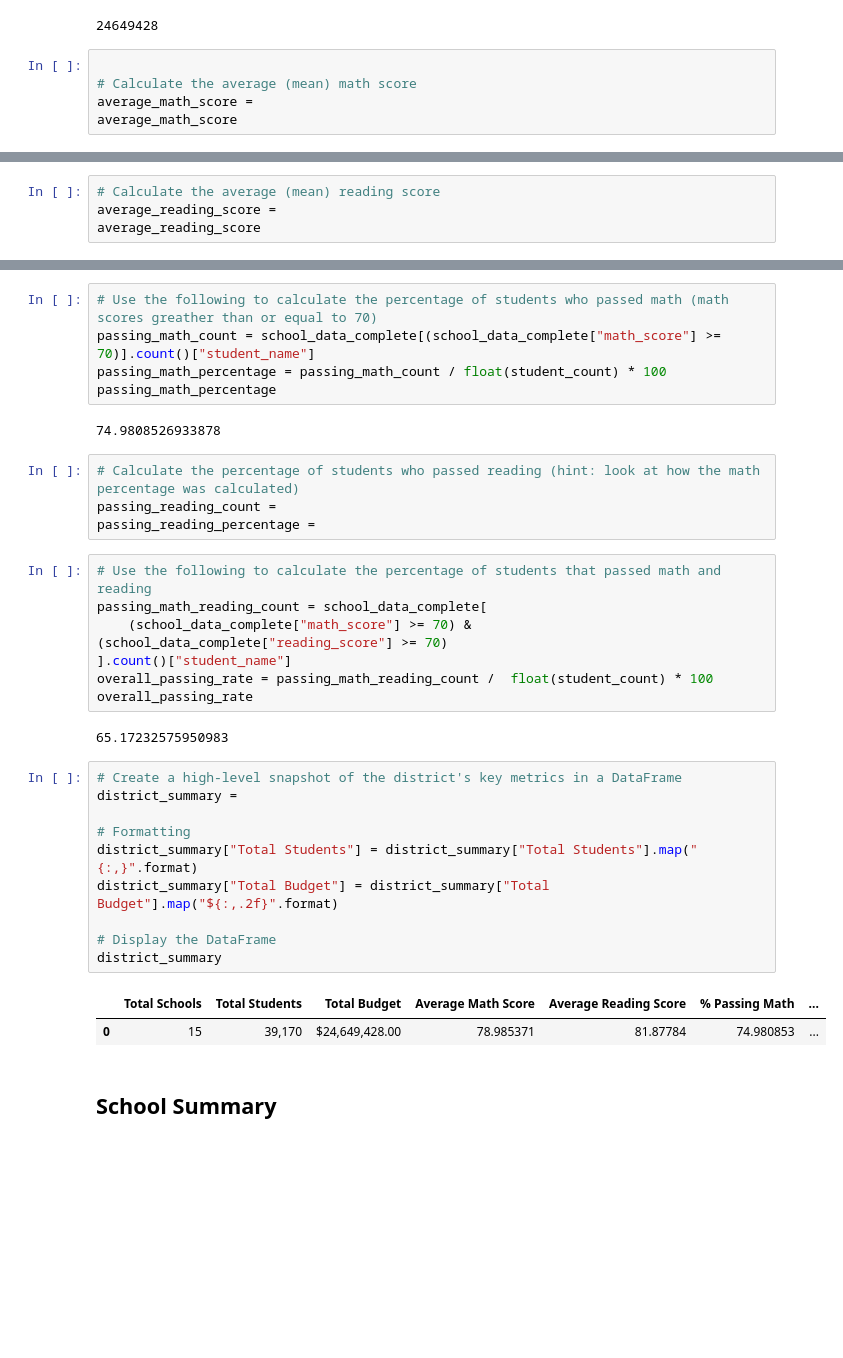
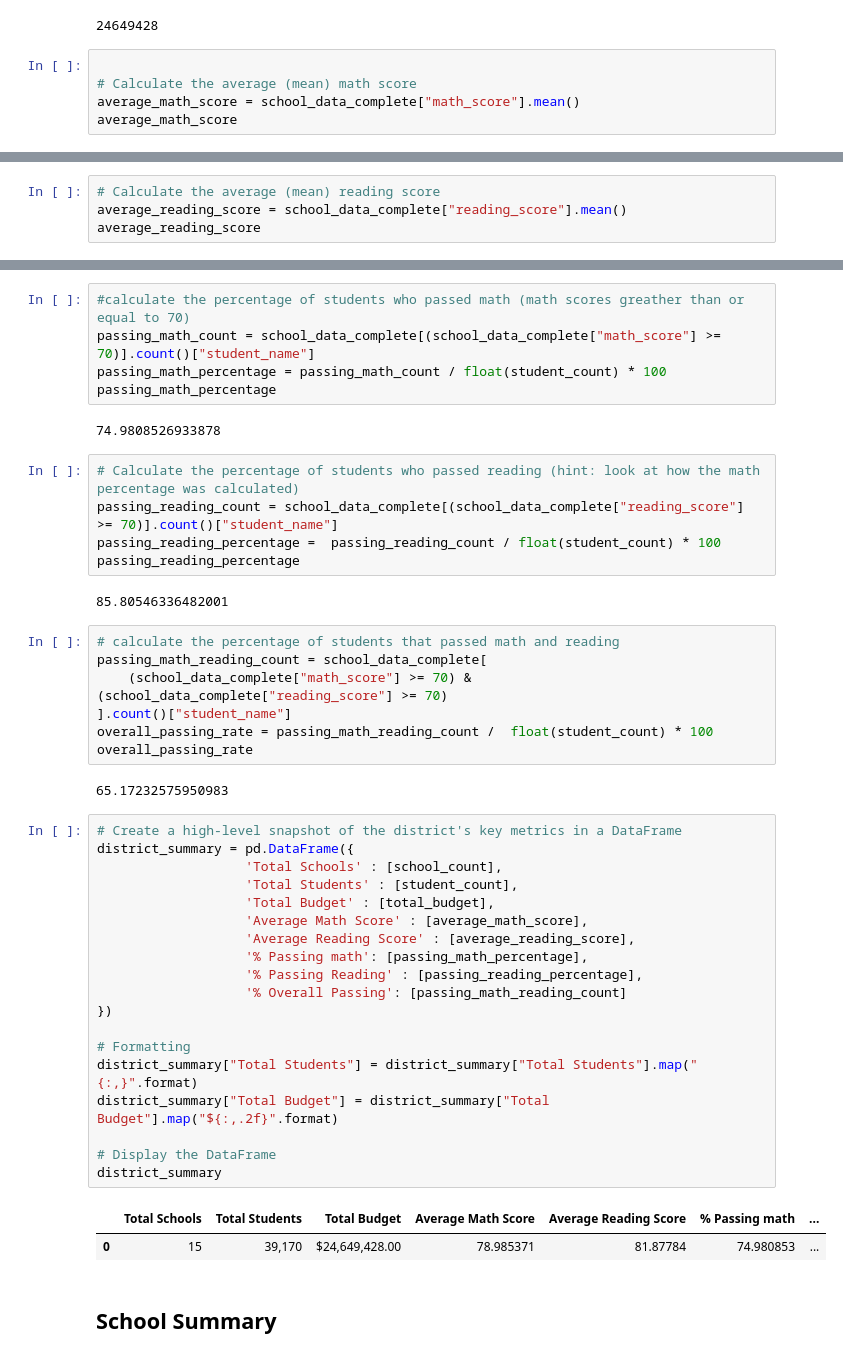
Before and after one commit to dilqvl62/pandas-challenge, a Jupyter notebook: PyCitySchools/PyCitySchools.ipynb, the cells around one changed output, grey strips where cells are left out. Drawn from its saved outputs; the diff is of its cells as text; blank space fills up the shorter version.

Commit message:
passed math and reading

```diff
--- a/PyCitySchools/PyCitySchools.ipynb
+++ b/PyCitySchools/PyCitySchools.ipynb
@@ -53,6 +53,6 @@ total_budget
 # %%
 
 # Calculate the average (mean) math score
-average_math_score =
+average_math_score = school_data_complete["math_score"].mean()
 average_math_score
 # %% [output]
@@ -60,5 +60,5 @@ SyntaxError: invalid syntax (994030035.py, line 2)
 # %%
 # Calculate the average (mean) reading score
-average_reading_score =
+average_reading_score = school_data_complete["reading_score"].mean()
 average_reading_score
 # %% [output]
@@ -66,5 +66,5 @@ SyntaxError: invalid syntax (1872052964.py, line 2)
 # %%
-# Use the following to calculate the percentage of students who passed math (math scores greather than or equal to 70)
+#calculate the percentage of students who passed math (math scores greather than or equal to 70)
 passing_math_count = school_data_complete[(school_data_complete["math_score"] >= 70)].count()["student_name"]
 passing_math_percentage = passing_math_count / float(student_count) * 100
 passing_math_percentage
@@ -72,10 +72,13 @@ passing_math_percentage
 74.9808526933878
 # %%
 # Calculate the percentage of students who passed reading (hint: look at how the math percentage was calculated)
-passing_reading_count =
-passing_reading_percentage =
+passing_reading_count = school_data_complete[(school_data_complete["reading_score"] >= 70)].count()["student_name"]
+passing_reading_percentage =  passing_reading_count / float(student_count) * 100
+passing_reading_percentage
+# %% [output]
+85.80546336482001
 # %%
-# Use the following to calculate the percentage of students that passed math and reading
+# calculate the percentage of students that passed math and reading
 passing_math_reading_count = school_data_complete[
     (school_data_complete["math_score"] >= 70) & (school_data_complete["reading_score"] >= 70)
 ].count()["student_name"]
@@ -85,16 +88,25 @@ overall_passing_rate
 65.17232575950983
 # %%
 # Create a high-level snapshot of the district's key metrics in a DataFrame
-district_summary =
+district_summary = pd.DataFrame({
+                   'Total Schools' : [school_count],
+                   'Total Students' : [student_count],
+                   'Total Budget' : [total_budget],
+                   'Average Math Score' : [average_math_score],
+                   'Average Reading Score' : [average_reading_score],
+                   '% Passing math': [passing_math_percentage],
+                   '% Passing Reading' : [passing_reading_percentage],
+                   '% Overall Passing': [passing_math_reading_count]
+})
 
 # Formatting
 district_summary["Total Students"] = district_summary["Total Students"].map("{:,}".format)
 district_summary["Total Budget"] = district_summary["Total Budget"].map("${:,.2f}".format)
 
 # Display the DataFrame
 district_summary
 # %% [output]
-|  | Total Schools | Total Students | Total Budget | Average Math Score | Average Reading Score | % Passing Math | ... |
+|  | Total Schools | Total Students | Total Budget | Average Math Score | Average Reading Score | % Passing math | ... |
 | 0 | 15 | 39,170 | $24,649,428.00 | 78.985371 | 81.87784 | 74.980853 | ... |
 # %% [markdown]
 ## School Summary
```
Also changed, not shown: parts of 9 cells of this notebook, 1 other file.
